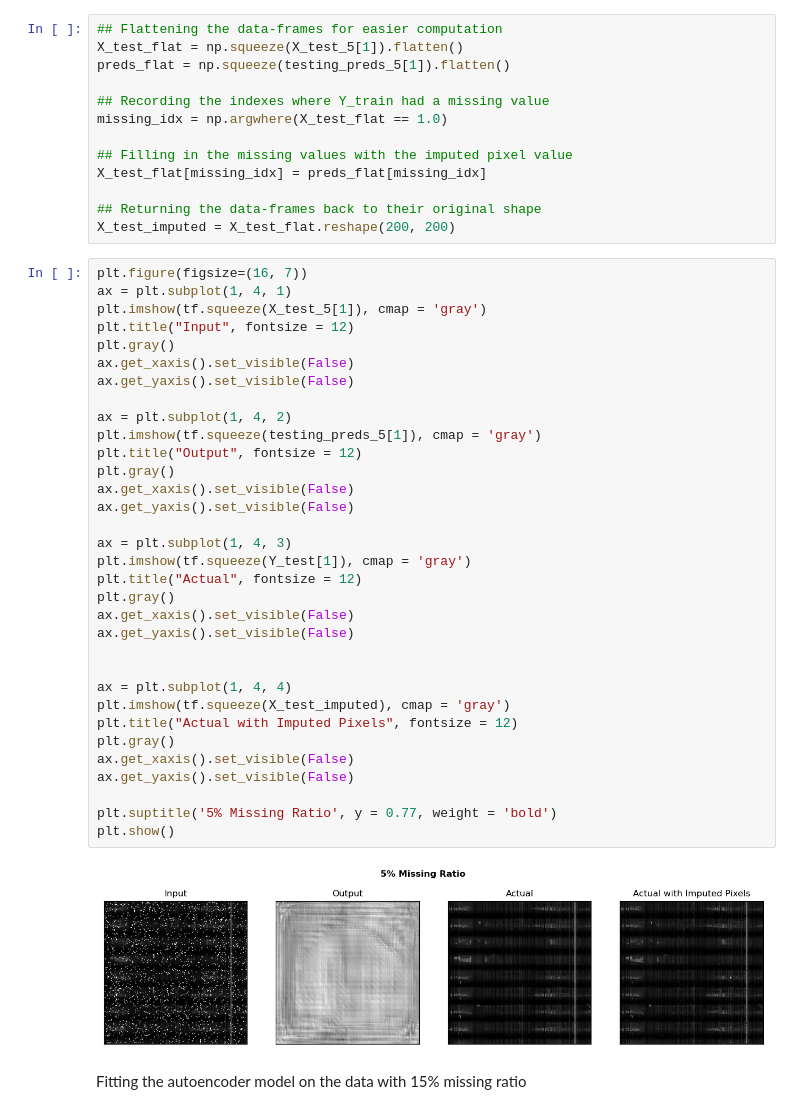
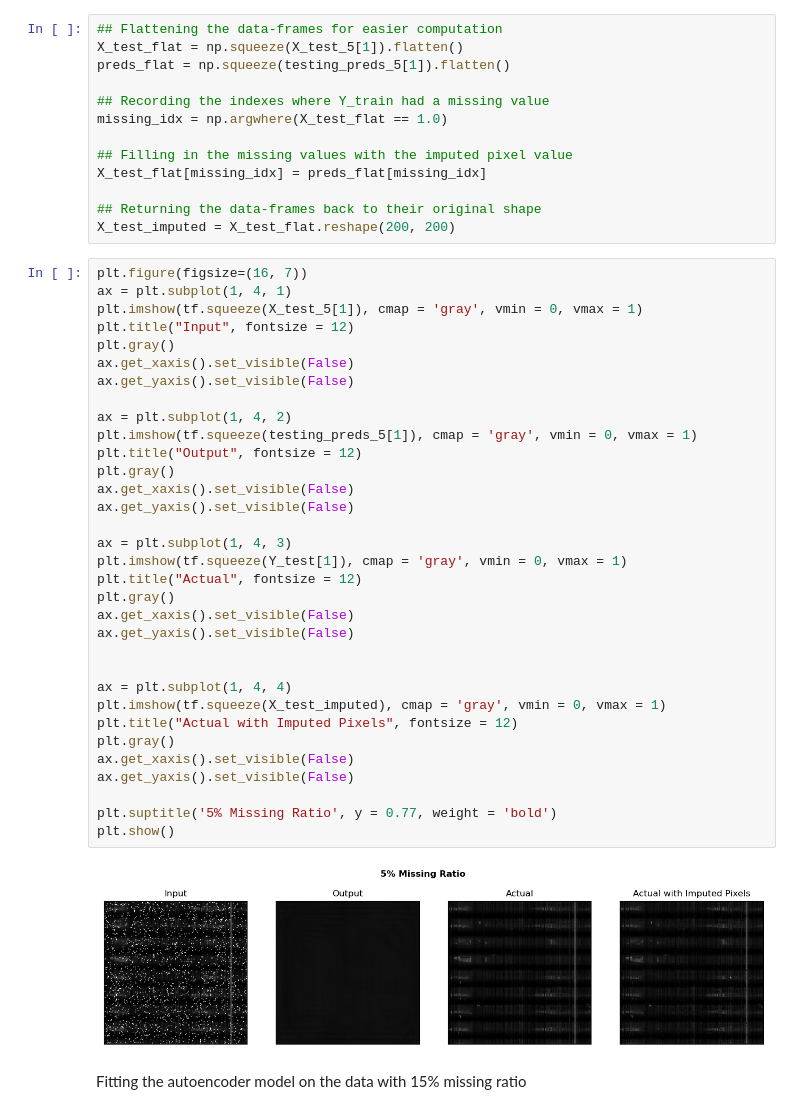
Before and after one commit to Evan-Callaghan/FieldsAcademy-NeuralNetworks, a Jupyter notebook: Project/Working/project_work_combined.ipynb, the cells around one changed output. Saved outputs shown, nothing was run; the diff lists cells and outputs as text.

```diff
--- a/Project/Working/project_work_combined.ipynb
+++ b/Project/Working/project_work_combined.ipynb
@@ -479,38 +479,38 @@ X_test_imputed = X_test_flat.reshape(200, 200)
 # %%
 plt.figure(figsize=(16, 7))
 ax = plt.subplot(1, 4, 1)
-plt.imshow(tf.squeeze(X_test_5[1]), cmap = 'gray')
+plt.imshow(tf.squeeze(X_test_5[1]), cmap = 'gray', vmin = 0, vmax = 1)
 plt.title("Input", fontsize = 12)
 plt.gray()
 ax.get_xaxis().set_visible(False)
 ax.get_yaxis().set_visible(False)
 
 ax = plt.subplot(1, 4, 2)
-plt.imshow(tf.squeeze(testing_preds_5[1]), cmap = 'gray')
+plt.imshow(tf.squeeze(testing_preds_5[1]), cmap = 'gray', vmin = 0, vmax = 1)
 plt.title("Output", fontsize = 12)
 plt.gray()
 ax.get_xaxis().set_visible(False)
 ax.get_yaxis().set_visible(False)
 
 ax = plt.subplot(1, 4, 3)
-plt.imshow(tf.squeeze(Y_test[1]), cmap = 'gray')
+plt.imshow(tf.squeeze(Y_test[1]), cmap = 'gray', vmin = 0, vmax = 1)
 plt.title("Actual", fontsize = 12)
 plt.gray()
 ax.get_xaxis().set_visible(False)
 ax.get_yaxis().set_visible(False)
 
 
 ax = plt.subplot(1, 4, 4)
-plt.imshow(tf.squeeze(X_test_imputed), cmap = 'gray')
+plt.imshow(tf.squeeze(X_test_imputed), cmap = 'gray', vmin = 0, vmax = 1)
 plt.title("Actual with Imputed Pixels", fontsize = 12)
 plt.gray()
 ax.get_xaxis().set_visible(False)
 ax.get_yaxis().set_visible(False)
 
 plt.suptitle('5% Missing Ratio', y = 0.77, weight = 'bold')
 plt.show()
 # %% [output]
-[figure, old version]
+[figure, new version]
 # %% [markdown]
 Fitting the autoencoder model on the data with 15% missing ratio
 # %%
```
Also changed, not shown: parts of 9 cells of this notebook.
